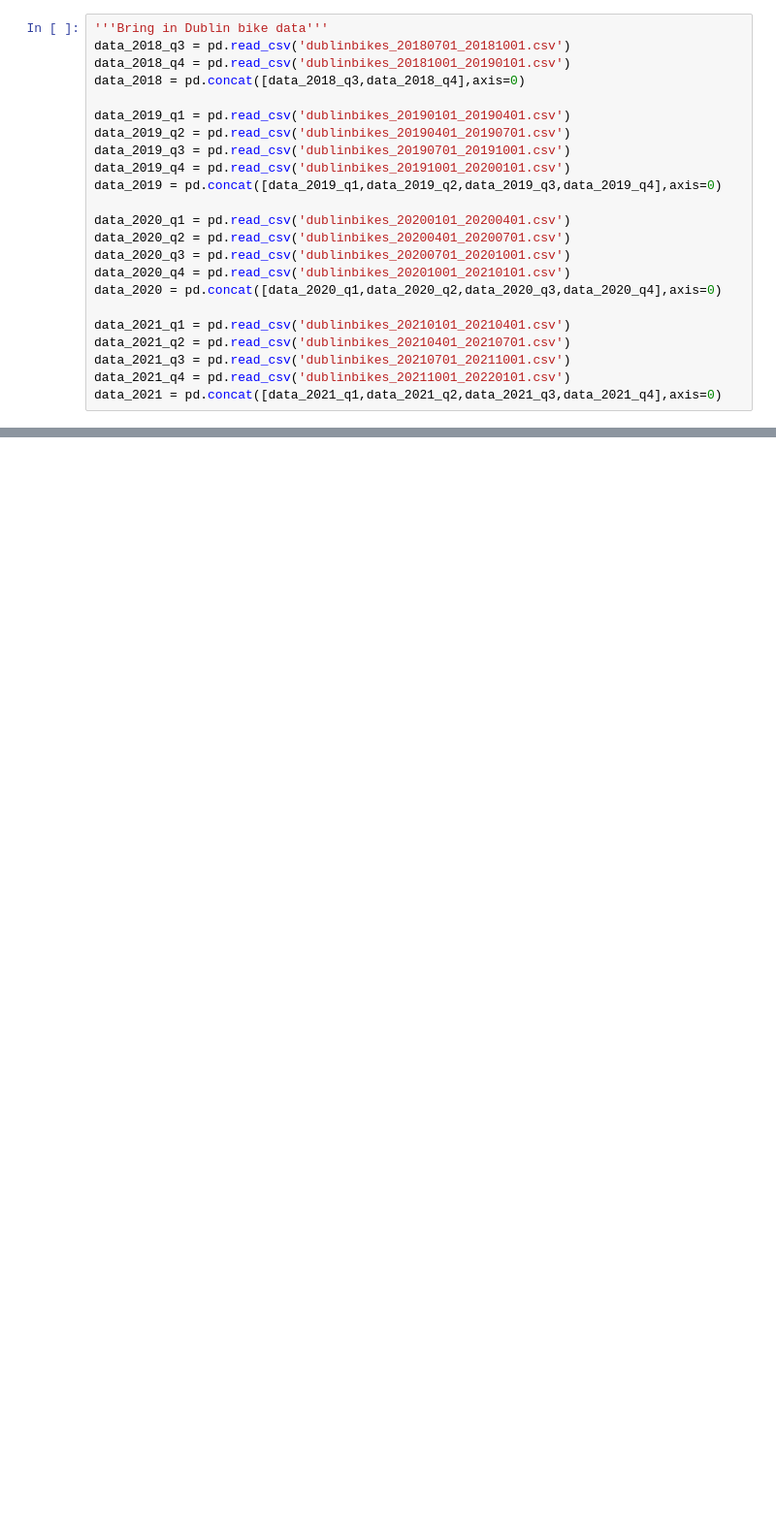
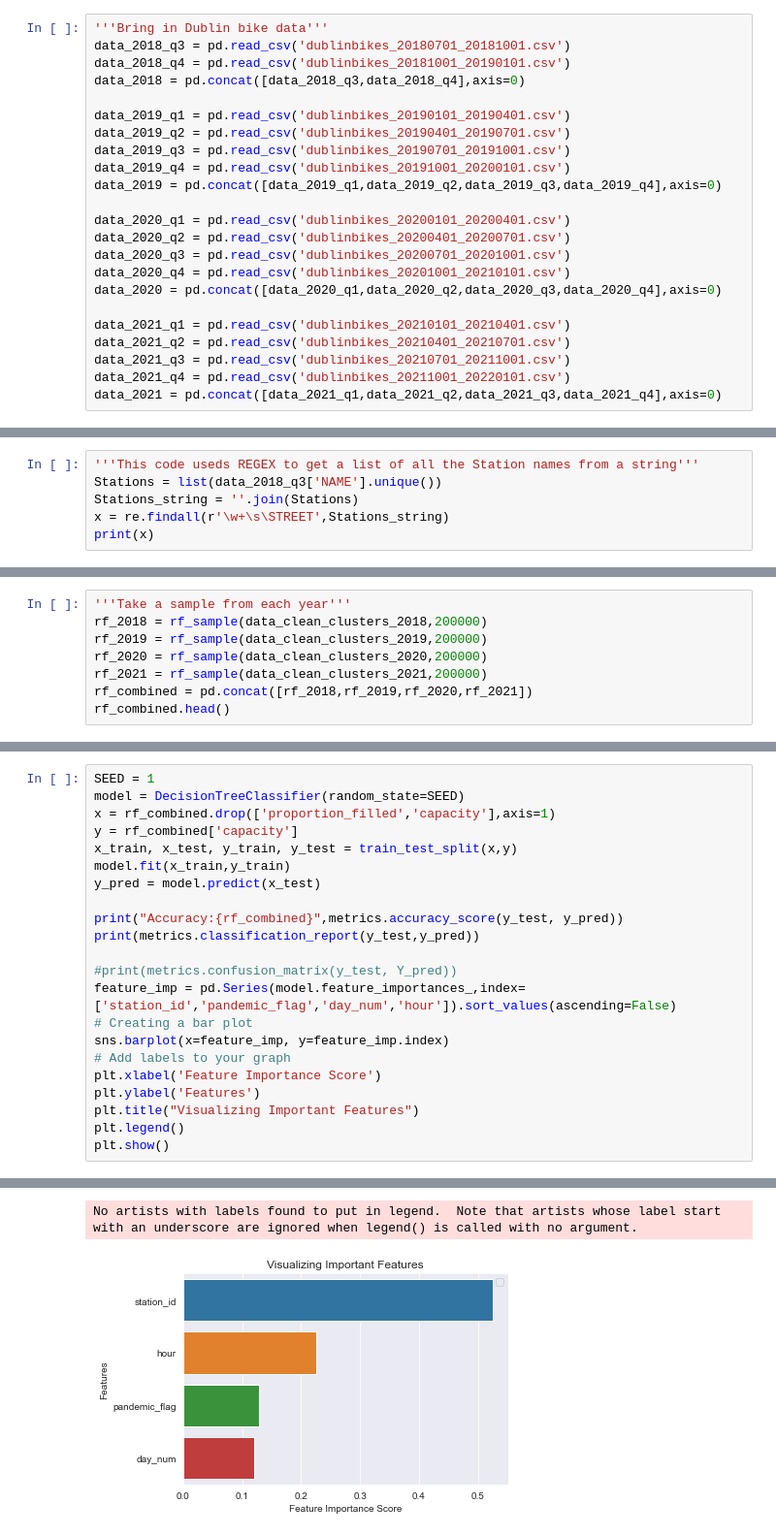
Before and after one commit to adevine95/Andrew-Devine-Project, a Jupyter notebook: Dublin Bike Notebook Andrew Devine.ipynb, the cells around one changed output, grey strips where cells are left out. Shown at 97% size. Cells and saved outputs as stored; diff of their text form; blank space fills up the shorter version.

```diff
--- a/Dublin Bike Notebook Andrew Devine.ipynb
+++ b/Dublin Bike Notebook Andrew Devine.ipynb
@@ -291,0 +68,6 @@ plt.ylim(0,1)
+# %%
+'''This code useds REGEX to get a list of all the Station names from a string'''
+Stations = list(data_2018_q3['NAME'].unique())
+Stations_string = ''.join(Stations)
+x = re.findall(r'\w+\s\STREET',Stations_string)
+print(x)
@@ -291,0 +412,8 @@ plt.ylim(0,1)
+# %%
+'''Take a sample from each year'''
+rf_2018 = rf_sample(data_clean_clusters_2018,200000)
+rf_2019 = rf_sample(data_clean_clusters_2019,200000)
+rf_2020 = rf_sample(data_clean_clusters_2020,200000)
+rf_2021 = rf_sample(data_clean_clusters_2021,200000)
+rf_combined = pd.concat([rf_2018,rf_2019,rf_2020,rf_2021])
+rf_combined.head()
@@ -291,0 +434,23 @@ plt.ylim(0,1)
+# %%
+SEED = 1
+model = DecisionTreeClassifier(random_state=SEED)
+x = rf_combined.drop(['proportion_filled','capacity'],axis=1)
+y = rf_combined['capacity']
+x_train, x_test, y_train, y_test = train_test_split(x,y)
+model.fit(x_train,y_train)
+y_pred = model.predict(x_test)
+
+print("Accuracy:{rf_combined}",metrics.accuracy_score(y_test, y_pred))
+print(metrics.classification_report(y_test,y_pred))
+
+#print(metrics.confusion_matrix(y_test, Y_pred))
+feature_imp = pd.Series(model.feature_importances_,index=['station_id','pandemic_flag','day_num','hour']).sort_values(ascending=False)
+# Creating a bar plot
+sns.barplot(x=feature_imp, y=feature_imp.index)
+# Add labels to your graph
+plt.xlabel('Feature Importance Score')
+plt.ylabel('Features')
+plt.title("Visualizing Important Features")
+plt.legend()
+plt.show()
+# %% [output]
@@ -291,0 +467,2 @@ plt.ylim(0,1)
+No artists with labels found to put in legend.  Note that artists whose label start with an underscore are ignored when legend() is called with no argument.
+[figure, added]
```
Also changed, not shown: parts of 55 cells of this notebook.
